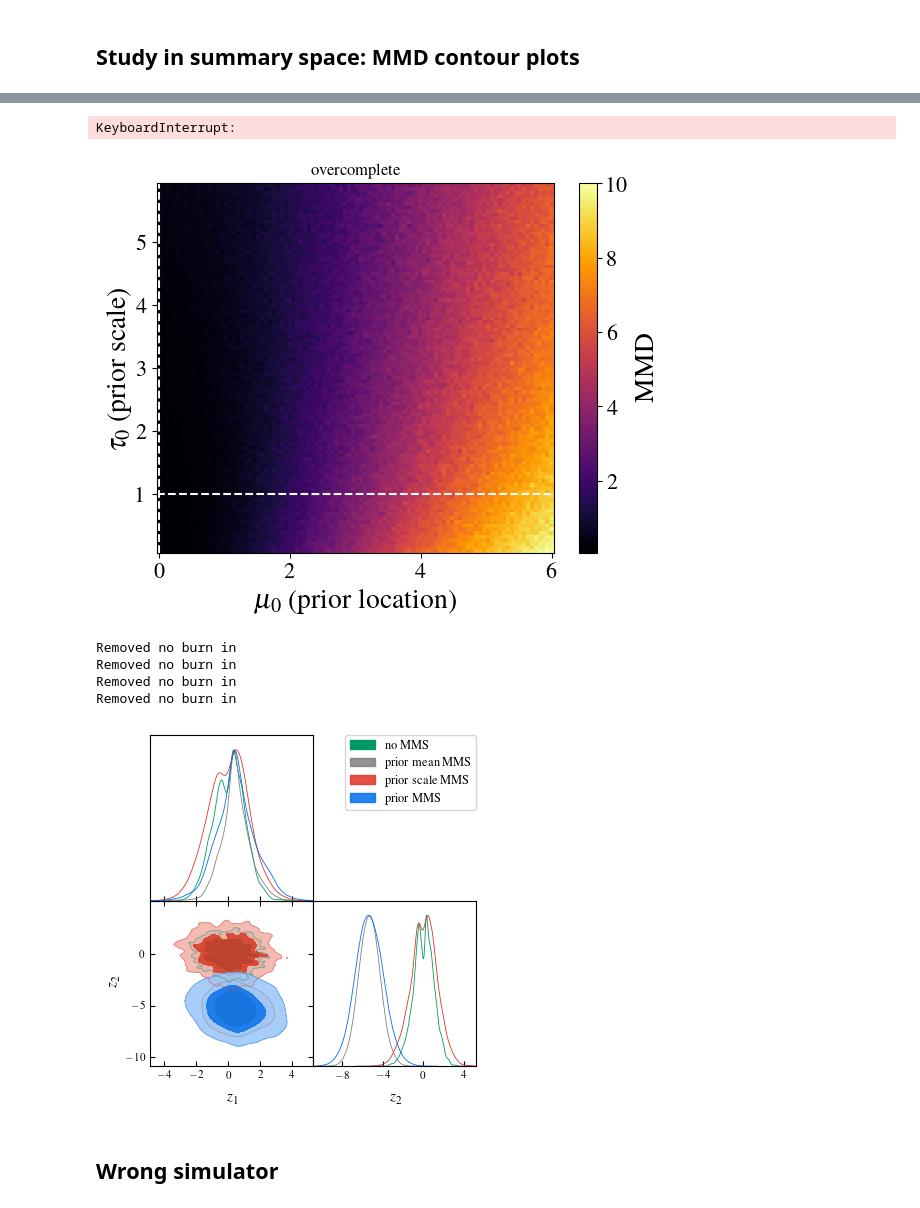
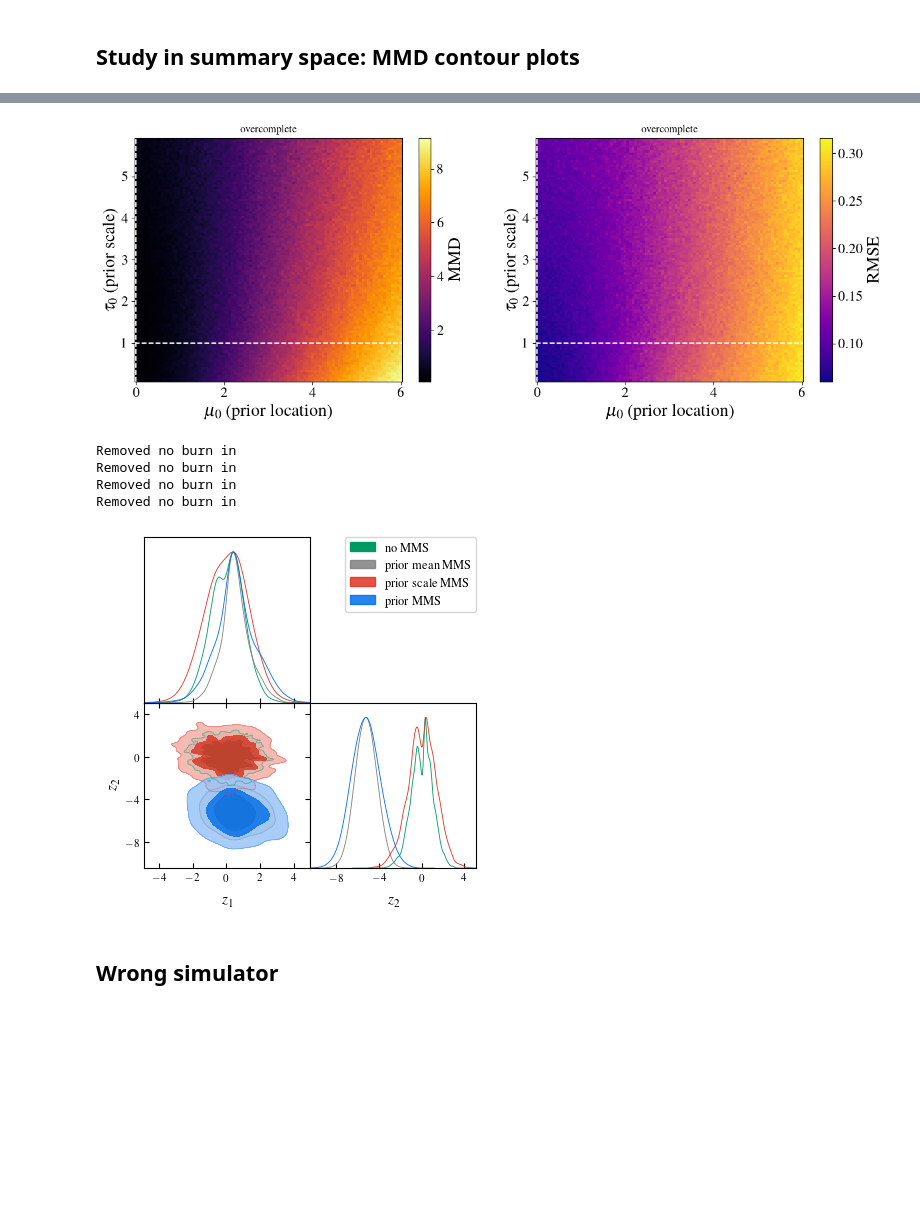
Before and after one commit to sachaguer/sbi_model_misspecification, a Jupyter notebook: gaussian.ipynb, the cells around one changed output, grey strips where cells are left out. Drawn from its saved outputs; the diff is of its cells as text; code cells hidden in the pictures; blank space fills up the shorter version.

```diff
--- a/gaussian.ipynb
+++ b/gaussian.ipynb
@@ -572,6 +571,7 @@ prior_scale = jnp.linspace(0.10, 5.9, num=n_scale)
 P1, P2 = jnp.meshgrid(prior_loc, prior_scale)
 
 MMD = jnp.zeros((n_loc, n_scale))
+RMSE = jnp.zeros((n_loc, n_scale))
 key, master_key = jax.random.split(master_key)
 _, x_star = generative_model.generate(key, 200)
 s_star = nf_mlp_compressor_sufficient.apply(params_nf_mlp_sufficient, x=x_star, method="compress")
@@ -600,4 +600,7 @@ for i in tqdm(range(n_loc)):
         samples = sample_fn(x_o)
 
         params_est = jnp.mean(samples, axis=1)
-        RMSE = RMSE.at[i, j].set(j)
+        RMSE = RMSE.at[i, j].set(jnp.sqrt(jnp.mean((params_true - params_est)**2)))
+
+jnp.save("./gaussian_model/MMD_prior_sufficient.npy", MMD)
+jnp.save("./gaussian_model/RMSE_prior_sufficient.npy", RMSE)
@@ -666,35 +667,36 @@ for i in tqdm(range(n_loc)):
         samples = sample_fn(x_o)
 
         params_est = jnp.mean(samples, axis=1)
-        RMSE = RMSE.at[i, j].set(j)
+        RMSE = RMSE.at[i, j].set(jnp.sqrt(jnp.mean((params_true - params_est)**2)))
+
+jnp.save('./gaussian_model/MMD_prior_overcomplete.npy', MMD)
+jnp.save('./gaussian_model/RMSE_prior_overcomplete.npy', RMSE)
-# %% [output]
-KeyboardInterrupt:
 # %%
-plt.figure()
+plt.figure(figsize=(15, 5))
 
 plt.subplot(121)
 
 plt.pcolor(P1, P2, MMD, shading="nearest", rasterized=True, cmap='inferno')
 plt.xlabel(r"$\mu_0$ (prior location)")
 plt.ylabel(r"$\tau_0$ (prior scale)")
 plt.axhline(y=1.0, linestyle='--', color='white')
 plt.axvline(x=0.0, linestyle='--', color='white')
 plt.title("overcomplete")
 plt.colorbar(label="MMD")
 
 plt.subplot(122)
 
 plt.pcolor(P1, P2, RMSE, shading="nearest", rasterized=True, cmap='plasma')
 plt.xlabel(r"$\mu_0$ (prior location)")
 plt.ylabel(r"$\tau_0$ (prior scale)")
 plt.axhline(y=1.0, linestyle='--', color='white')
 plt.axvline(x=0.0, linestyle='--', color='white')
 plt.title("overcomplete")
 plt.colorbar(label="RMSE")
 
 plt.show()
 # %% [output]
-[figure, old version]
+[figure, new version]
 # %%
 #Contour plots with different misspecifications
 mean_ms = 5.0
@@ -759,7 +761,7 @@ Removed no burn in
 Removed no burn in
 Removed no burn in
 Removed no burn in
-[figure, old version]
+[figure, new version]
 # %% [markdown]
 ## Wrong simulator
 # %%
```
Also changed, not shown: parts of 15 cells of this notebook.
